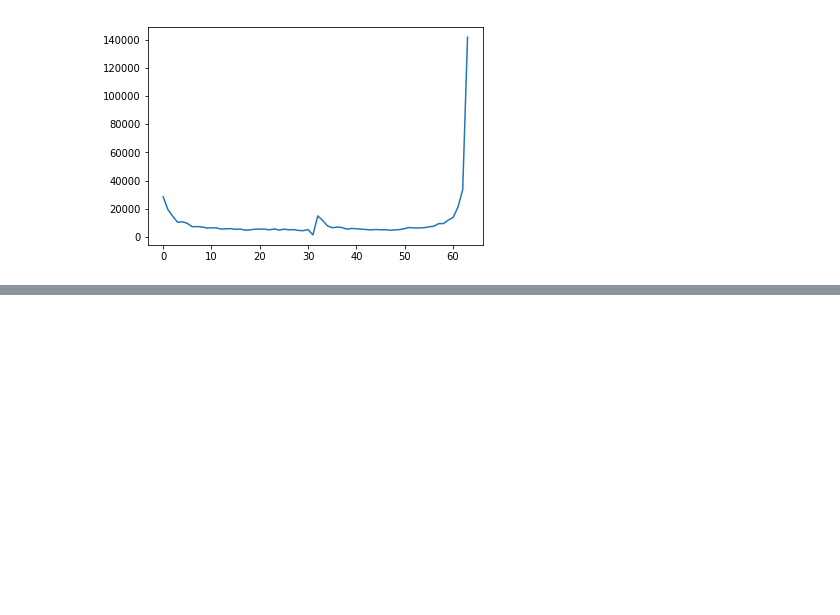
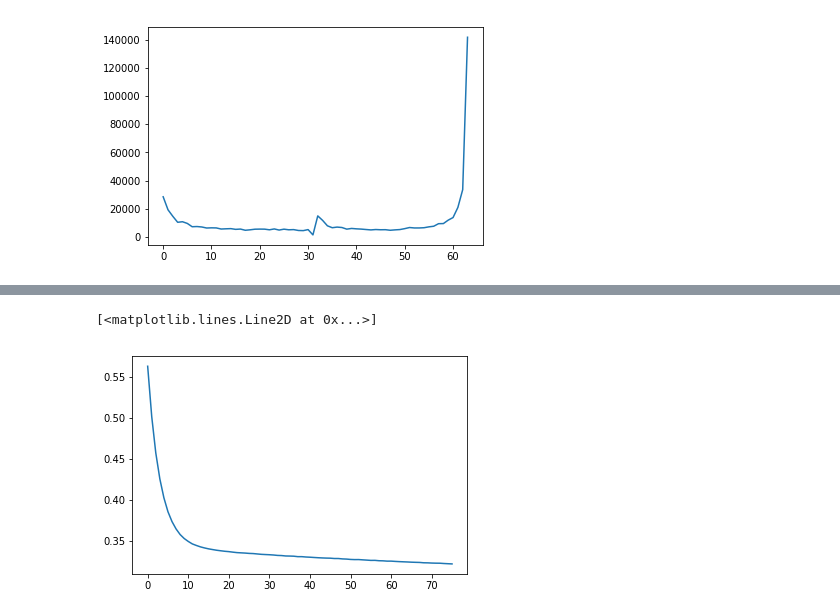
Before and after one commit to emilyj19/TS, a Jupyter notebook: Deep_Factors.ipynb, the cells around one changed output, grey strips where cells are left out. Cells and saved outputs as stored; diff of their text form; code cells hidden in the pictures; blank space fills up the shorter version.

```diff
--- a/Deep_Factors.ipynb
+++ b/Deep_Factors.ipynb
@@ -250,0 +316,5 @@ plt.plot(train_loss)
+# %%
+plt.plot(train_loss[3:])
+# %% [output]
+[<matplotlib.lines.Line2D at 0x...>]
+[figure, added]
```
Also changed, not shown: parts of 6 cells of this notebook.
